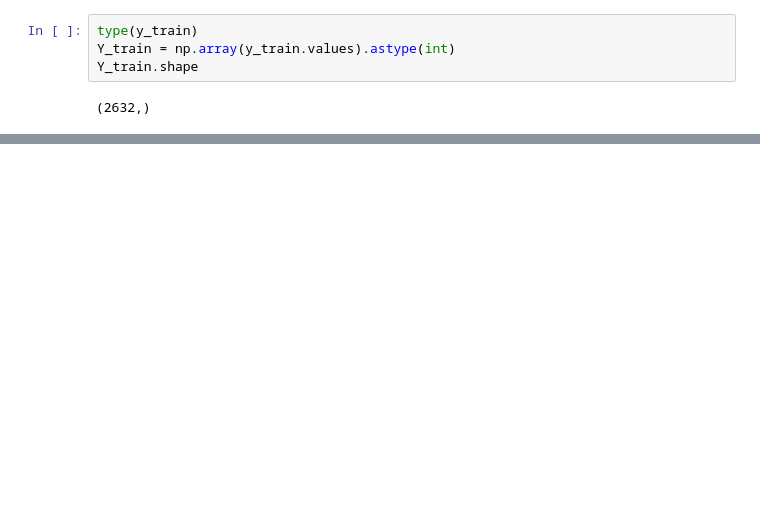
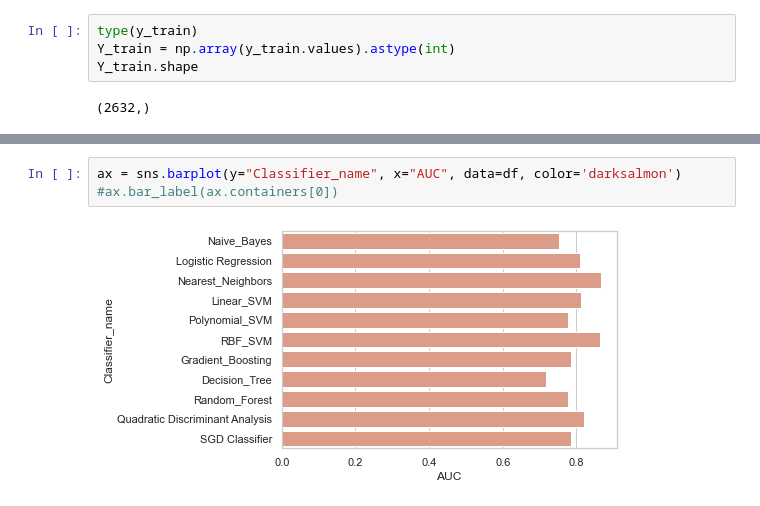
Before and after one commit to FgSurewin/Brain_Tumor_Project, a Jupyter notebook: notebooks/Niloufar_notebook.ipynb, the cells around one changed output, grey strips where cells are left out. Saved outputs shown, nothing was run; the diff lists cells and outputs as text; blank space fills up the shorter version.

```diff
--- a/notebooks/Niloufar_notebook.ipynb
+++ b/notebooks/Niloufar_notebook.ipynb
@@ -643,0 +679,5 @@ ax = sns.barplot(y="Classifier_name", x="Score", data=df)
+# %%
+ax = sns.barplot(y="Classifier_name", x="AUC", data=df, color='darksalmon')
+#ax.bar_label(ax.containers[0])
+# %% [output]
+[figure, added]
```
Also changed, not shown: parts of 13 cells of this notebook.
